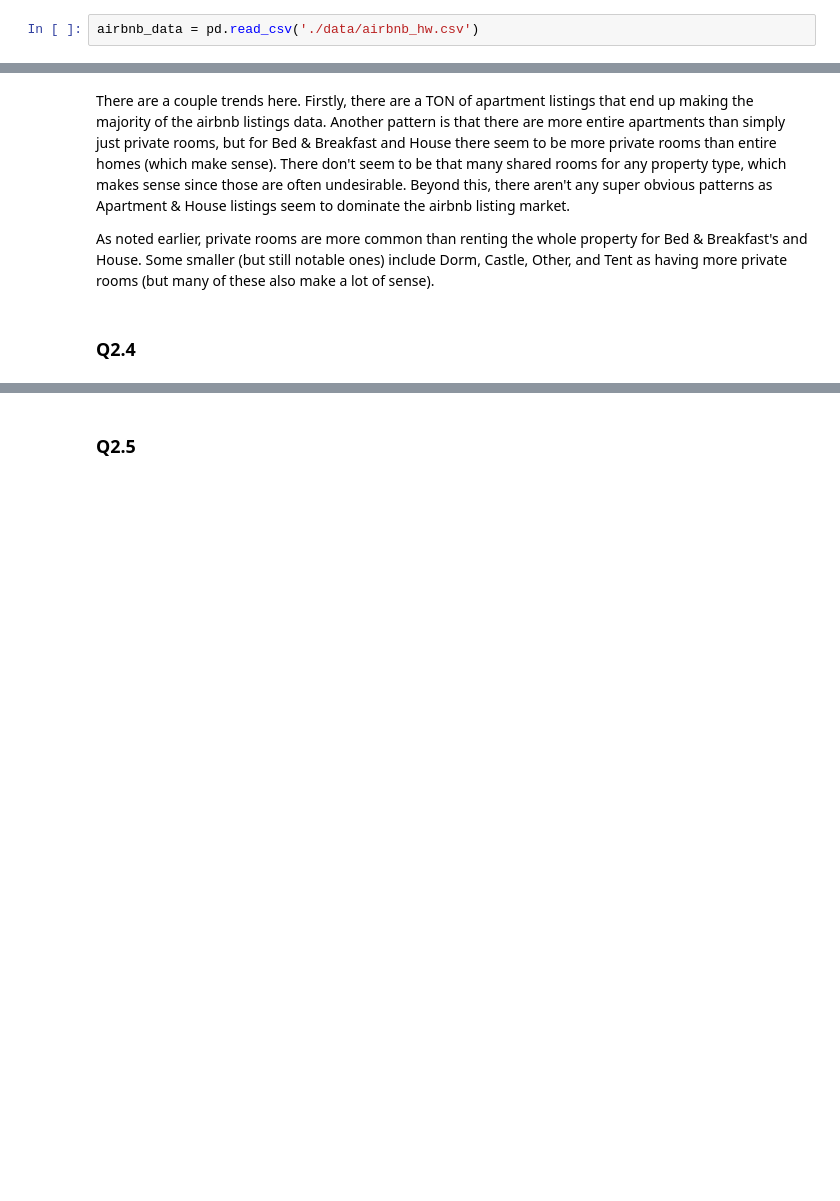
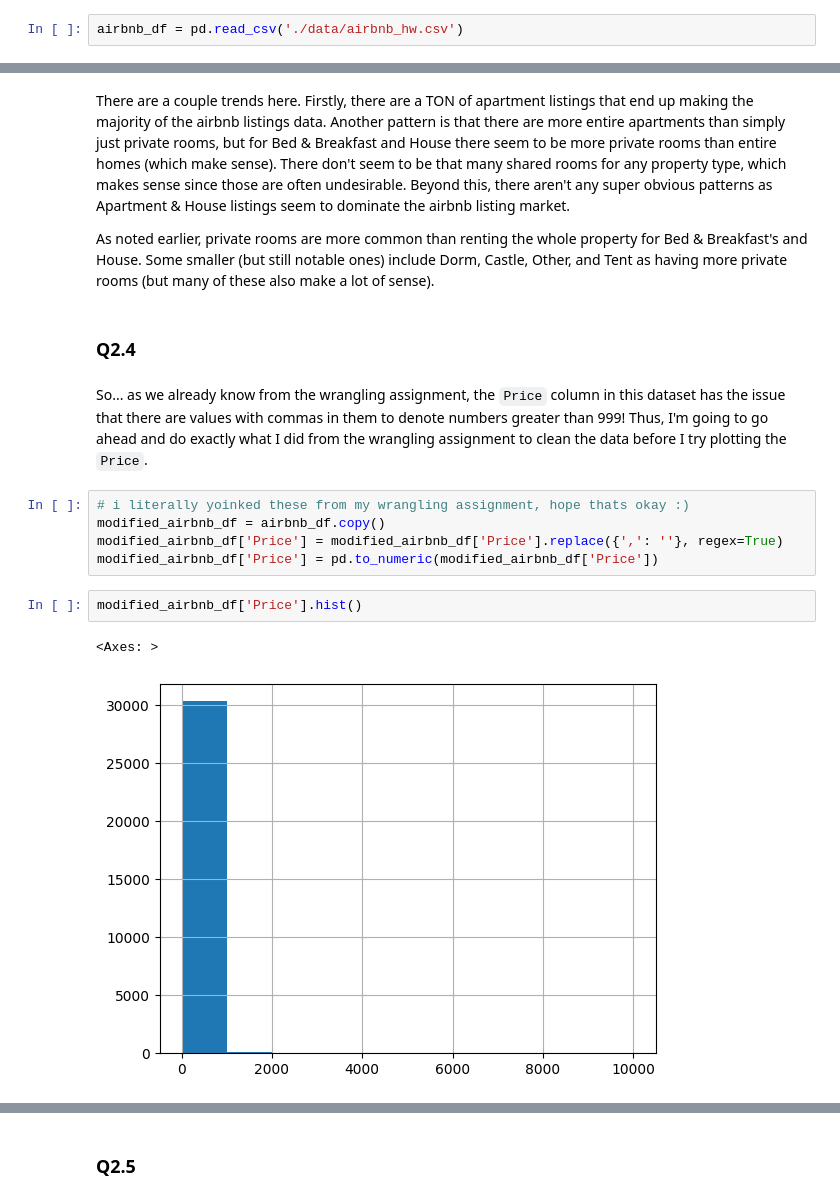
Before and after one commit to kevincha12/eda_assignment, a Jupyter notebook: assignment.ipynb, the cells around one changed output, grey strips where cells are left out. Drawn from its saved outputs; the diff is of its cells as text; blank space fills up the shorter version.

```diff
--- a/assignment.ipynb
+++ b/assignment.ipynb
@@ -43,7 +74,7 @@ It can be very helpful to understand some basic properties of these statistics.
 # %% [markdown]
 ### Q2.1
 # %%
-airbnb_data = pd.read_csv('./data/airbnb_hw.csv')
+airbnb_df = pd.read_csv('./data/airbnb_hw.csv')
 # %% [markdown]
 ### Q2.2
 # %%
@@ -103,3 +134,15 @@ There are a couple trends here. Firstly, there are a TON of apartment listings t
 As noted earlier, private rooms are more common than renting the whole property for Bed & Breakfast's and House. Some smaller (but still notable ones) include Dorm, Castle, Other, and Tent as having more private rooms (but many of these also make a lot of sense).
 # %% [markdown]
 ### Q2.4
+# %% [markdown]
+So... as we already know from the wrangling assignment, the `Price` column in this dataset has the issue that there are values with commas in them to denote numbers greater than 999! Thus, I'm going to go ahead and do exactly what I did from the wrangling assignment to clean the data before I try plotting the `Price`.
+# %%
+# i literally yoinked these from my wrangling assignment, hope thats okay :)
+modified_airbnb_df = airbnb_df.copy()
+modified_airbnb_df['Price'] = modified_airbnb_df['Price'].replace({',': ''}, regex=True)
+modified_airbnb_df['Price'] = pd.to_numeric(modified_airbnb_df['Price'])
+# %%
+modified_airbnb_df['Price'].hist()
+# %% [output]
+<Axes: >
+[figure, added]
```
Also changed, not shown: parts of 57 cells of this notebook, 1 other file.
